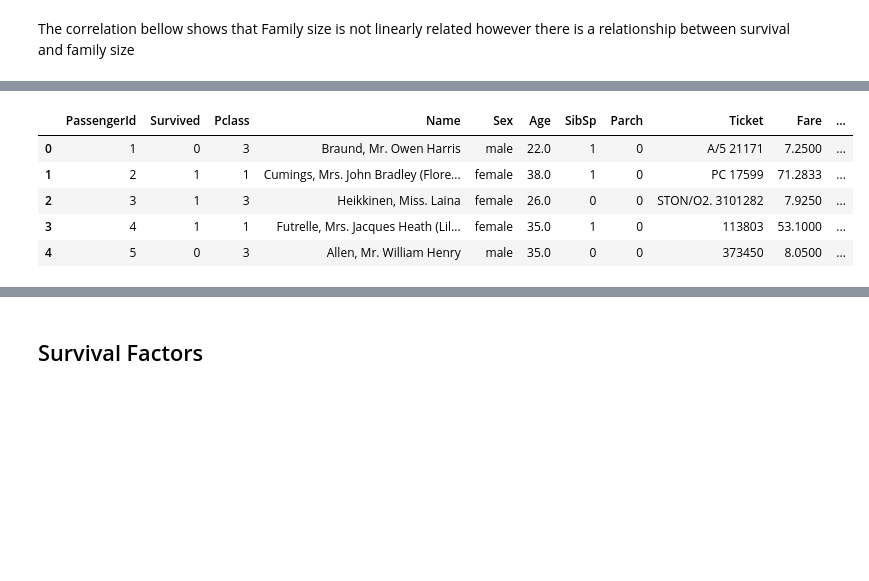
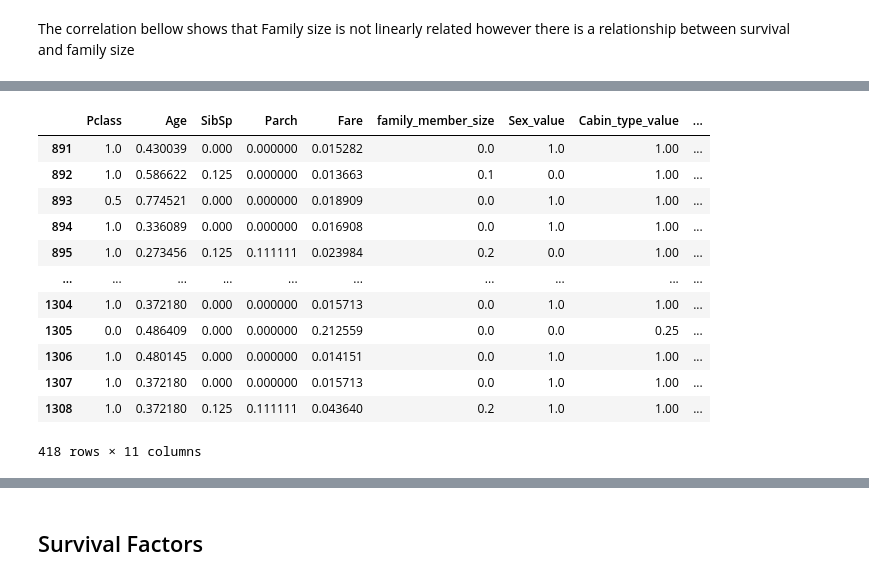
Before and after one commit to Codeblockz/Data-Science-Self-Projects, a Jupyter notebook: Kaggle_Titanic_challege/Titanic_Challenge.ipynb, the cells around one changed output, grey strips where cells are left out. Cells and saved outputs as stored; diff of their text form; code cells hidden in the pictures; blank space fills up the shorter version.

```diff
--- a/Kaggle_Titanic_challege/Titanic_Challenge.ipynb
+++ b/Kaggle_Titanic_challege/Titanic_Challenge.ipynb
@@ -243,0 +451,16 @@ test = make_encode_num(encode_vals, test)
+# %%
+# apply OH
+# remember to apply with and without family type and size
+OH_train_test=one_hot(OH_train_test, False)
+OH_train_test = cleanUp(OH_train_test)
+OH_train_test["Survived"] = OH_train_test["Survived"].replace(np.NAN, np.int(1))
+# Apply EN
+EN_train_test = cleanUp(EN_train_test)
+EN_train_test["Survived"] = EN_train_test["Survived"].replace(np.NAN, np.int(1))
+# %%
+pd.set_option('display.max_rows', None)
+pd.set_option('display.max_columns', None)
+pd.set_option('display.width',None)
+pd.set_option('display.max_colwidth', -1)
+pd.reset_option("^display")
+OH_train_test#
@@ -243,0 +481,15 @@ test = make_encode_num(encode_vals, test)
+# %%
+# Scaling
+min_max_scaler = preprocessing.MinMaxScaler()
+OH_scaled = min_max_scaler.fit_transform(OH_train_test)
+EN_scaled = min_max_scaler.fit_transform(EN_train_test)
+OH_train_test = pd.DataFrame(OH_scaled, columns=OH_train_test.columns)
+EN_train_test = pd.DataFrame(EN_scaled, columns=EN_train_test.columns)
+# %%
+# train and test
+EN_train = EN_train_test.iloc[0:len(train)]
+OH_train = OH_train_test.iloc[0:len(train)]
+EN_test = EN_train_test.iloc[len(train):]
+OH_test = OH_train_test.iloc[len(train):]
+EN_test=EN_test.drop("Survived", axis=1)
+OH_test = OH_test.drop("Survived", axis=1)
@@ -244,13 +499,23 @@ test = make_encode_num(encode_vals, test)
 # %%
 # data check
-train.head()
+OH_train_test.head()
+# OH_train.shape
+# OH_tt.element_spec
+EN_test
 # %% [output]
-|  | PassengerId | Survived | Pclass | Name | Sex | Age | SibSp | Parch | Ticket | Fare | ... |
-| 0 | 1 | 0 | 3 | Braund, Mr. Owen Harris | male | 22.0 | 1 | 0 | A/5 21171 | 7.2500 | ... |
-| 1 | 2 | 1 | 1 | Cumings, Mrs. John Bradley (Flore... | female | 38.0 | 1 | 0 | PC 17599 | 71.2833 | ... |
-| 2 | 3 | 1 | 3 | Heikkinen, Miss. Laina | female | 26.0 | 0 | 0 | STON/O2. 3101282 | 7.9250 | ... |
-| 3 | 4 | 1 | 1 | Futrelle, Mrs. Jacques Heath (Lil... | female | 35.0 | 1 | 0 | 113803 | 53.1000 | ... |
-| 4 | 5 | 0 | 3 | Allen, Mr. William Henry | male | 35.0 | 0 | 0 | 373450 | 8.0500 | ... |
+|  | Pclass | Age | SibSp | Parch | Fare | family_member_size | Sex_value | Cabin_type_value | ... |
+| 891 | 1.0 | 0.430039 | 0.000 | 0.000000 | 0.015282 | 0.0 | 1.0 | 1.00 | ... |
+| 892 | 1.0 | 0.586622 | 0.125 | 0.000000 | 0.013663 | 0.1 | 0.0 | 1.00 | ... |
+| 893 | 0.5 | 0.774521 | 0.000 | 0.000000 | 0.018909 | 0.0 | 1.0 | 1.00 | ... |
+| 894 | 1.0 | 0.336089 | 0.000 | 0.000000 | 0.016908 | 0.0 | 1.0 | 1.00 | ... |
+| 895 | 1.0 | 0.273456 | 0.125 | 0.111111 | 0.023984 | 0.2 | 0.0 | 1.00 | ... |
+| ... | ... | ... | ... | ... | ... | ... | ... | ... | ... |
+| 1304 | 1.0 | 0.372180 | 0.000 | 0.000000 | 0.015713 | 0.0 | 1.0 | 1.00 | ... |
+| 1305 | 0.0 | 0.486409 | 0.000 | 0.000000 | 0.212559 | 0.0 | 0.0 | 0.25 | ... |
+| 1306 | 1.0 | 0.480145 | 0.000 | 0.000000 | 0.014151 | 0.0 | 1.0 | 1.00 | ... |
+| 1307 | 1.0 | 0.372180 | 0.000 | 0.000000 | 0.015713 | 0.0 | 1.0 | 1.00 | ... |
+| 1308 | 1.0 | 0.372180 | 0.125 | 0.111111 | 0.043640 | 0.2 | 1.0 | 1.00 | ... |
+418 rows × 11 columns
 # %%
 # data check
 test.head()
```
Also changed, not shown: parts of 72 cells of this notebook.
